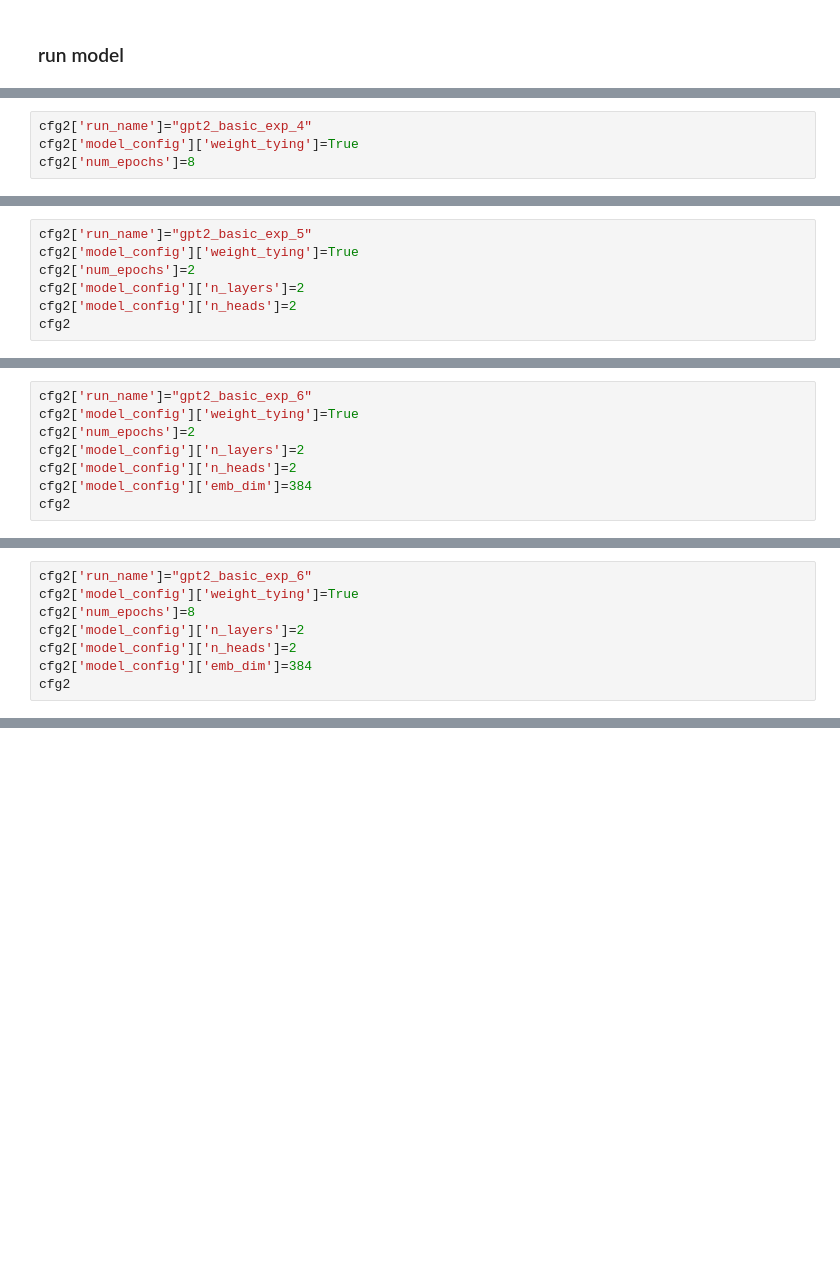
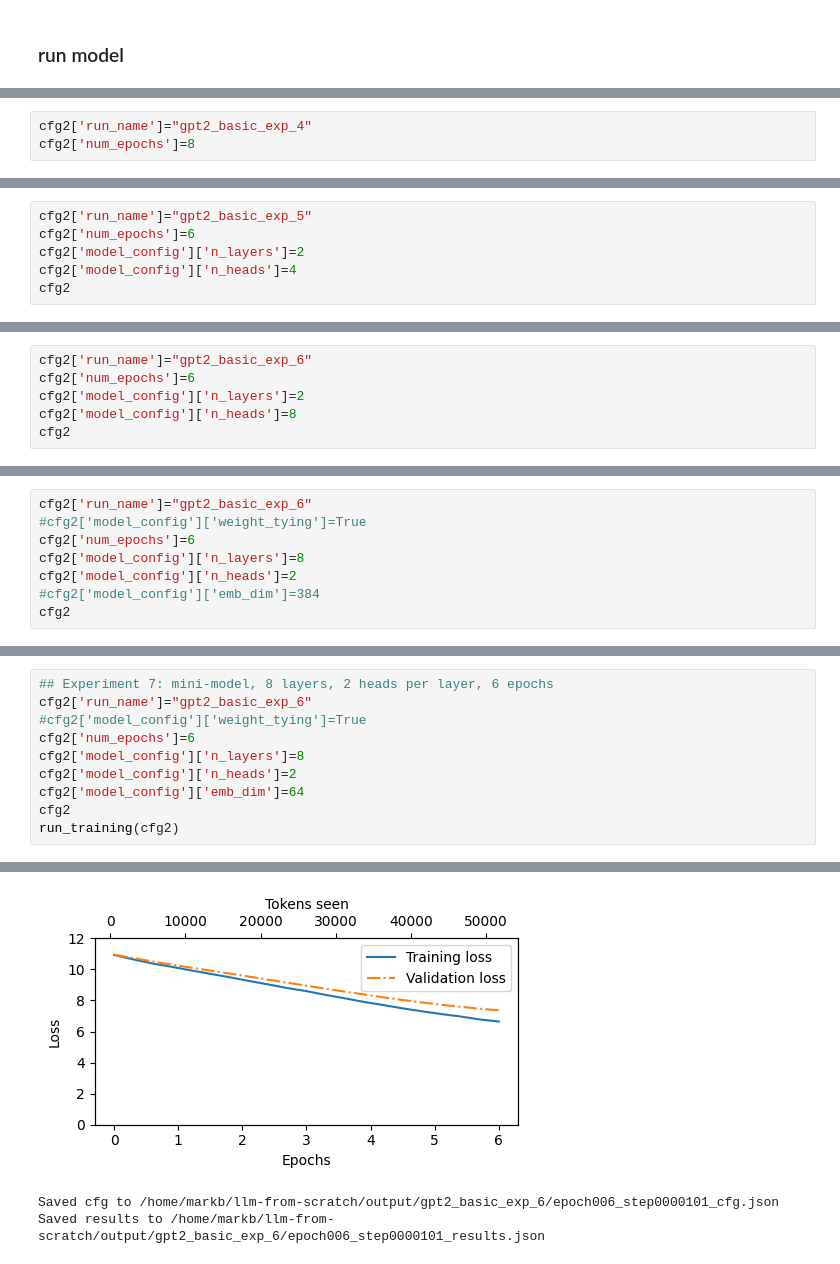
Before and after one commit to mcbieda/llm-from-scratch, a Jupyter notebook: notebooks/gpt2_basic_training.ipynb, the cells around one changed output, grey strips where cells are left out. Drawn from its saved outputs; the diff is of its cells as text; blank space fills up the shorter version.

```diff
--- a/notebooks/gpt2_basic_training.ipynb
+++ b/notebooks/gpt2_basic_training.ipynb
@@ -200,6 +341,5 @@ run_training(cfg2)
 # %%
 cfg2['run_name']="gpt2_basic_exp_4"
-cfg2['model_config']['weight_tying']=True
 cfg2['num_epochs']=8
 # %%
 run_training(cfg2)
@@ -208,7 +373,6 @@ run_training(cfg2)
 # %%
 cfg2['run_name']="gpt2_basic_exp_5"
-cfg2['model_config']['weight_tying']=True
-cfg2['num_epochs']=2
+cfg2['num_epochs']=6
 cfg2['model_config']['n_layers']=2
-cfg2['model_config']['n_heads']=2
+cfg2['model_config']['n_heads']=4
 cfg2
@@ -219,8 +426,6 @@ run_training(cfg2)
 # %%
 cfg2['run_name']="gpt2_basic_exp_6"
-cfg2['model_config']['weight_tying']=True
-cfg2['num_epochs']=2
+cfg2['num_epochs']=6
 cfg2['model_config']['n_layers']=2
-cfg2['model_config']['n_heads']=2
-cfg2['model_config']['emb_dim']=384
+cfg2['model_config']['n_heads']=8
 cfg2
@@ -231,8 +479,8 @@ run_training(cfg2)
 # %%
 cfg2['run_name']="gpt2_basic_exp_6"
-cfg2['model_config']['weight_tying']=True
-cfg2['num_epochs']=8
-cfg2['model_config']['n_layers']=2
+#cfg2['model_config']['weight_tying']=True
+cfg2['num_epochs']=6
+cfg2['model_config']['n_layers']=8
 cfg2['model_config']['n_heads']=2
-cfg2['model_config']['emb_dim']=384
+#cfg2['model_config']['emb_dim']=384
 cfg2
@@ -240,0 +534,11 @@ run_training(cfg2)
+# %%
+## Experiment 7: mini-model, 8 layers, 2 heads per layer, 6 epochs
+cfg2['run_name']="gpt2_basic_exp_6"
+#cfg2['model_config']['weight_tying']=True
+cfg2['num_epochs']=6
+cfg2['model_config']['n_layers']=8
+cfg2['model_config']['n_heads']=2
+cfg2['model_config']['emb_dim']=64
+cfg2
+run_training(cfg2)
+# %% [output]
@@ -240,0 +562,3 @@ run_training(cfg2)
+[figure, added]
+Saved cfg to /home/markb/llm-from-scratch/output/gpt2_basic_exp_6/epoch006_step0000101_cfg.json
+Saved results to /home/markb/llm-from-scratch/output/gpt2_basic_exp_6/epoch006_step0000101_results.json
```
Also changed, not shown: parts of 29 cells of this notebook, 3 other files.
